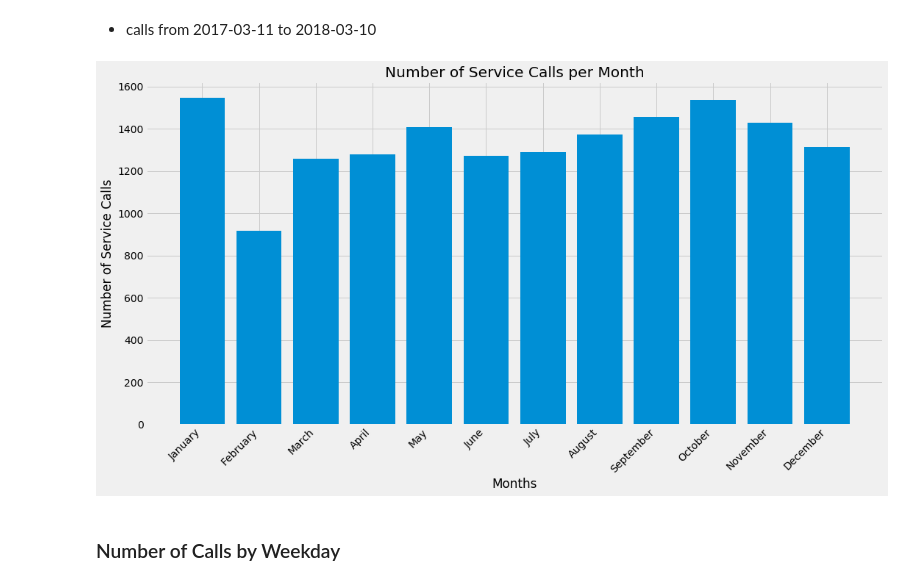
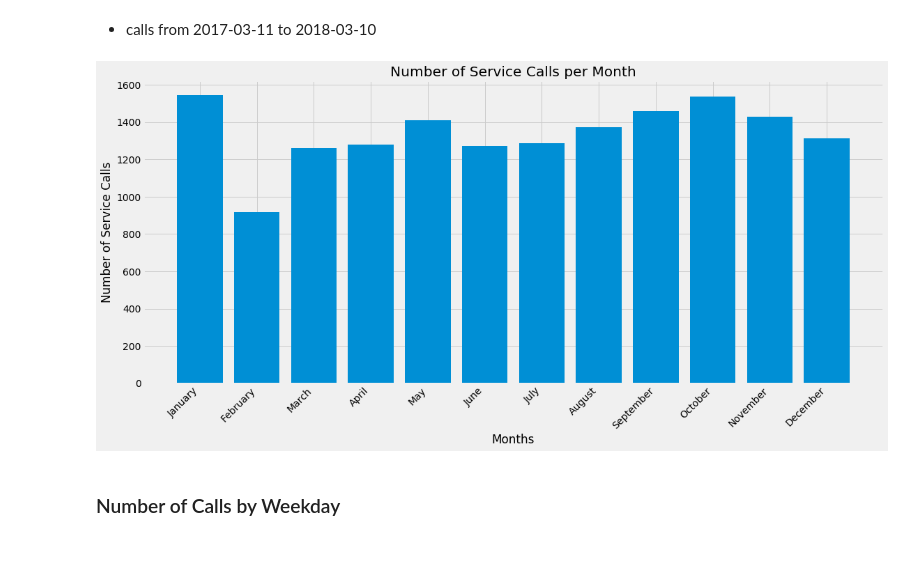
Before and after one commit to farhadOmidvar/311-San-Diego, a Jupyter notebook: notebooks/charts_all.ipynb, the cells around one changed output. Drawn from its saved outputs; the diff is of its cells as text; code cells hidden in the pictures; blank space fills up the shorter version.

```diff
--- a/notebooks/charts_all.ipynb
+++ b/notebooks/charts_all.ipynb
@@ -35,13 +35,14 @@ months['month'] = months['month'].map(lambda x: datetime.date(1900, int(x), 1).s
 # %%
 plt.figure(figsize=[16, 8])
 plt.bar(months['month'], months['service_request_id'], align='center')
 plt.title('Number of Service Calls per Month')
 plt.xlabel('Months')
 plt.ylabel('Number of Service Calls')
 plt.xticks(rotation=45, ha='right')
+plt.tight_layout()
 plt.savefig(os.path.join('..', 'figures', 'calls_per_month_bar.png'))
 # %% [output]
-[figure, old version]
+[figure, new version]
 # %% [markdown]
 ### Number of Calls by Weekday
 # %%
```
Also changed, not shown: parts of 5 cells of this notebook, 10 other files.
